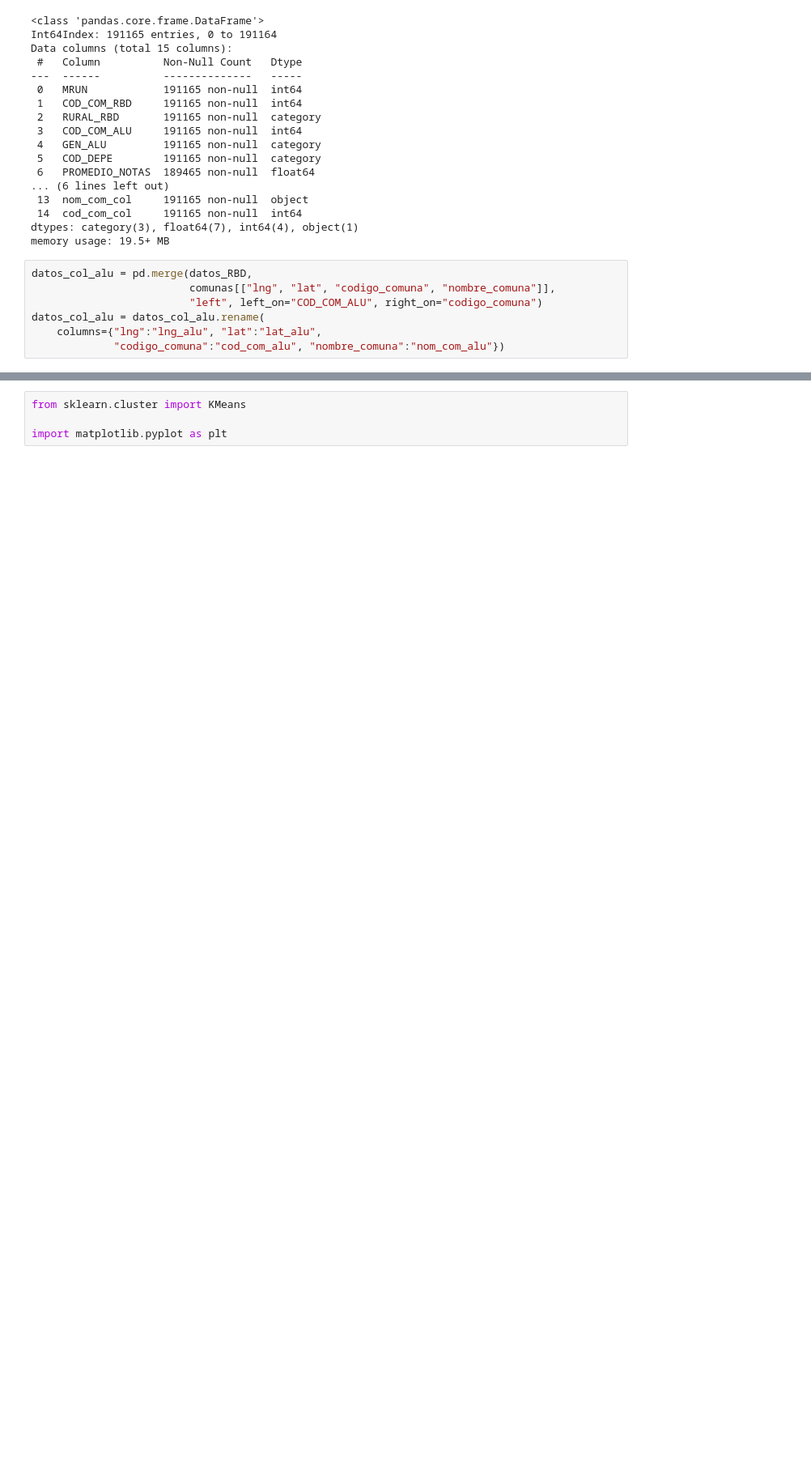
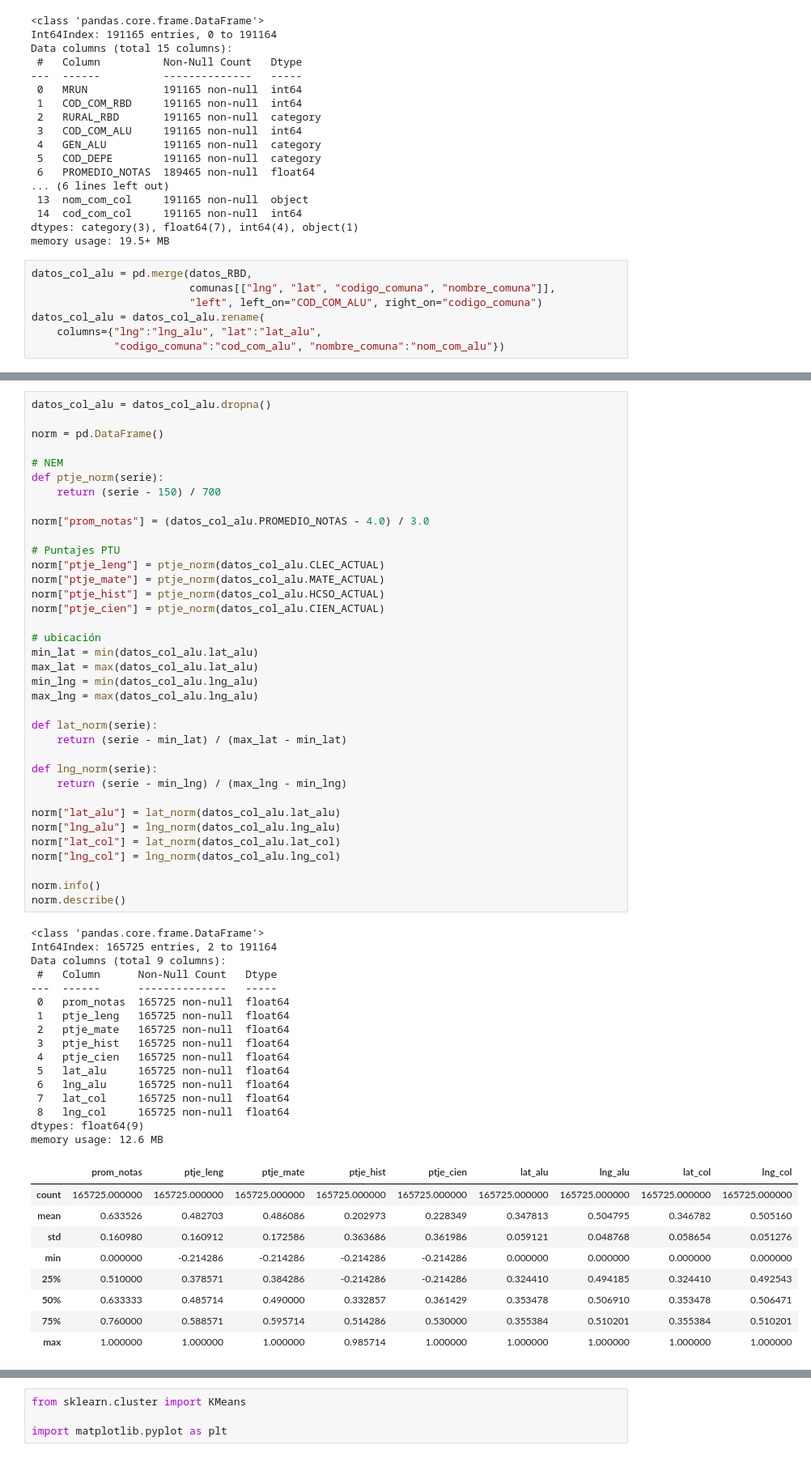
Before and after one commit to zerujio/proyecto-cc5206, a Jupyter notebook: hito_2.ipynb, the cells around one changed output, grey strips where cells are left out. Shown: that part at 81% size. Drawn from its saved outputs; the diff is of its cells as text; blank space fills up the shorter version.

```diff
--- a/hito_2.ipynb
+++ b/hito_2.ipynb
@@ -483,0 +484,62 @@ datos_col_alu = datos_col_alu.drop(columns=["cod_com_alu", "cod_com_col"])
+# %%
+datos_col_alu = datos_col_alu.dropna()
+
+norm = pd.DataFrame()
+
+# NEM
+def ptje_norm(serie):
+    return (serie - 150) / 700
+
+norm["prom_notas"] = (datos_col_alu.PROMEDIO_NOTAS - 4.0) / 3.0
+
+# Puntajes PTU
+norm["ptje_leng"] = ptje_norm(datos_col_alu.CLEC_ACTUAL)
+norm["ptje_mate"] = ptje_norm(datos_col_alu.MATE_ACTUAL)
+norm["ptje_hist"] = ptje_norm(datos_col_alu.HCSO_ACTUAL)
+norm["ptje_cien"] = ptje_norm(datos_col_alu.CIEN_ACTUAL)
+
+# ubicación
+min_lat = min(datos_col_alu.lat_alu)
+max_lat = max(datos_col_alu.lat_alu)
+min_lng = min(datos_col_alu.lng_alu)
+max_lng = max(datos_col_alu.lng_alu)
+
+def lat_norm(serie):
+    return (serie - min_lat) / (max_lat - min_lat)
+
+def lng_norm(serie):
+    return (serie - min_lng) / (max_lng - min_lng)
+
+norm["lat_alu"] = lat_norm(datos_col_alu.lat_alu)
+norm["lng_alu"] = lng_norm(datos_col_alu.lng_alu)
+norm["lat_col"] = lat_norm(datos_col_alu.lat_col)
+norm["lng_col"] = lng_norm(datos_col_alu.lng_col)
+
+norm.info()
+norm.describe()
+# %% [output]
+<class 'pandas.core.frame.DataFrame'>
+Int64Index: 165725 entries, 2 to 191164
+Data columns (total 9 columns):
+ #   Column      Non-Null Count   Dtype
+---  ------      --------------   -----
+ 0   prom_notas  165725 non-null  float64
+ 1   ptje_leng   165725 non-null  float64
+ 2   ptje_mate   165725 non-null  float64
+ 3   ptje_hist   165725 non-null  float64
+ 4   ptje_cien   165725 non-null  float64
+ 5   lat_alu     165725 non-null  float64
+ 6   lng_alu     165725 non-null  float64
+ 7   lat_col     165725 non-null  float64
+ 8   lng_col     165725 non-null  float64
+dtypes: float64(9)
+memory usage: 12.6 MB
+|  | prom_notas | ptje_leng | ptje_mate | ptje_hist | ptje_cien | lat_alu | lng_alu | lat_col | lng_col |
+| count | 165725.000000 | 165725.000000 | 165725.000000 | 165725.000000 | 165725.000000 | 165725.000000 | 165725.000000 | 165725.000000 | 165725.000000 |
+| mean | 0.633526 | 0.482703 | 0.486086 | 0.202973 | 0.228349 | 0.347813 | 0.504795 | 0.346782 | 0.505160 |
+| std | 0.160980 | 0.160912 | 0.172586 | 0.363686 | 0.361986 | 0.059121 | 0.048768 | 0.058654 | 0.051276 |
+| min | 0.000000 | -0.214286 | -0.214286 | -0.214286 | -0.214286 | 0.000000 | 0.000000 | 0.000000 | 0.000000 |
+| 25% | 0.510000 | 0.378571 | 0.384286 | -0.214286 | -0.214286 | 0.324410 | 0.494185 | 0.324410 | 0.492543 |
+| 50% | 0.633333 | 0.485714 | 0.490000 | 0.332857 | 0.361429 | 0.353478 | 0.506910 | 0.353478 | 0.506471 |
+| 75% | 0.760000 | 0.588571 | 0.595714 | 0.514286 | 0.530000 | 0.355384 | 0.510201 | 0.355384 | 0.510201 |
+| max | 1.000000 | 1.000000 | 1.000000 | 0.985714 | 1.000000 | 1.000000 | 1.000000 | 1.000000 | 1.000000 |
```
Also changed, not shown: parts of 11 cells of this notebook.
